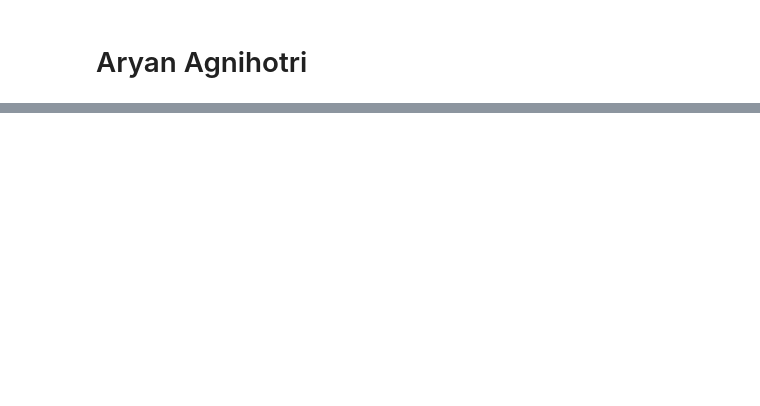
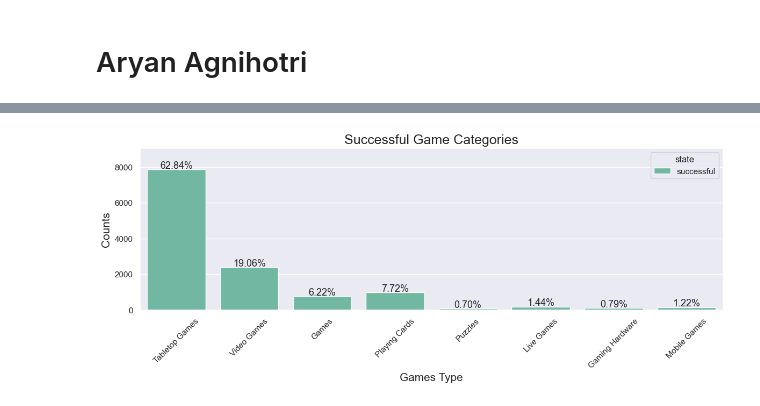
Before and after one commit to aryanagn/Funding-Trend-Navigator, a Jupyter notebook: notebooks/analysis3.ipynb, the cells around one changed output, grey strips where cells are left out. Saved outputs shown, nothing was run; the diff lists cells and outputs as text; code cells hidden in the pictures; blank space fills up the shorter version.

```diff
--- a/notebooks/analysis3.ipynb
+++ b/notebooks/analysis3.ipynb
@@ -19,0 +151,24 @@ df.head() #first 5 rows, if needed to load all, it is df
+# %%
+GamesDf = df[(df['main_category'] == 'Games') & (df['state'] == 'successful')]
+
+plt.figure(figsize=(14,16))
+total = len(df)
+plt.subplot(311)
+
+graphGames = sns.countplot(x='category', data=GamesDf,hue = 'state', palette = 'BuGn_r')
+graphGames.set_xticklabels(ax2.get_xticklabels(),rotation=45)
+graphGames.set_title("Successful Game Categories", fontsize=18)
+graphGames.set_xlabel("Games Type", fontsize=15)
+graphGames.set_ylabel("Counts", fontsize=15)
+percentages=[]
+for i in graphGames.patches:
+    height = i.get_height()
+    percentages.append(height)
+    graphGames.text(i.get_x()+i.get_width()/2.,
+    height + 55,
+    '{:1.2f}%'.format(height/len(GamesDf)*100),
+    ha="center", fontsize=13)
+graphGames.set_ylim(0, max(percentages) * 1.15)
+plt.subplots_adjust(wspace = 0.1, hspace = 0.6,top = 0.9)
+# %% [output]
+[figure, added]
```
Also changed, not shown: parts of 52 cells of this notebook, 1 other file.
